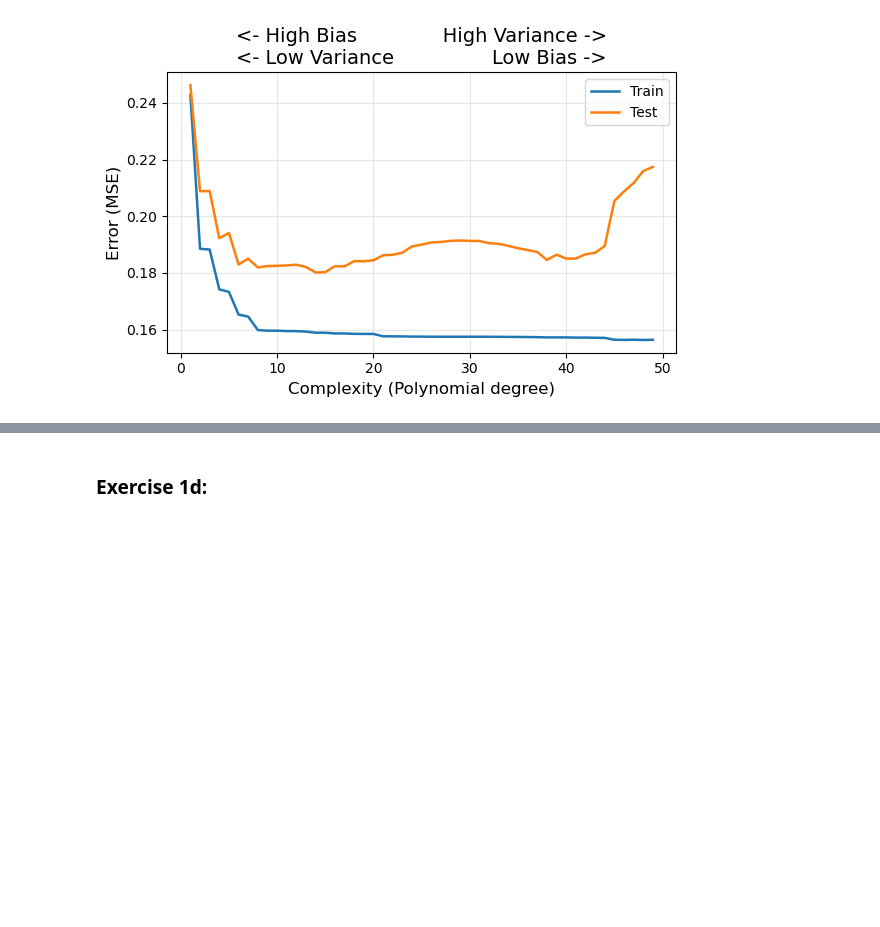
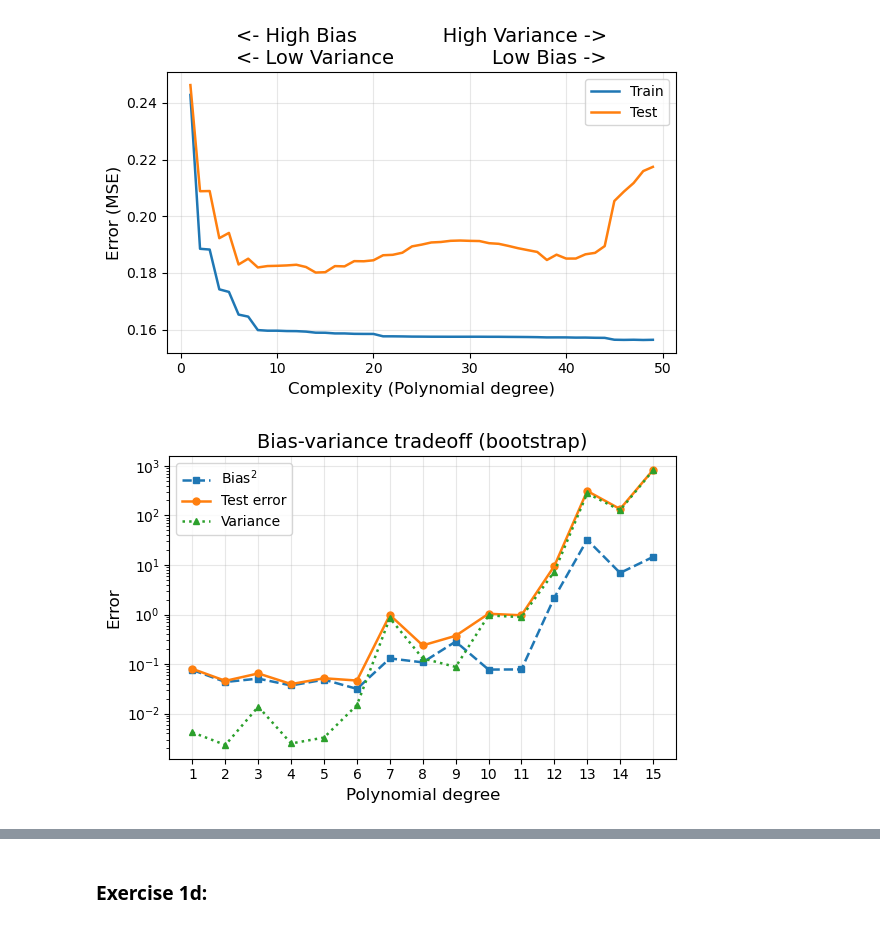
Before and after one commit to AbdulTorkerull/FYS-STK4155-Project-1, a Jupyter notebook: FYS-STK4155_Project.ipynb, the cells around one changed output, grey strips where cells are left out. Saved outputs shown, nothing was run; the diff lists cells and outputs as text; code cells hidden in the pictures; blank space fills up the shorter version.

```diff
--- a/FYS-STK4155_Project.ipynb
+++ b/FYS-STK4155_Project.ipynb
@@ -390,26 +394,22 @@ plt.show()
 [figure]
 # %%
 # --- Restart Data --- #
-
 n = 100
 sigma = 0.1
-x0, x1 = -1, 1
 
-x = np.linspace(x0, x1, n).reshape(-1, 1)
-y = runge(x) + np.random.normal(0, sigma, x.shape)
-
-training_portion = 3/5
-x_training, x_test, y_training, y_test = sklearn.model_selection.train_test_split(x, y, test_size=(1 - training_portion), random_state=seed)
+x_training, x_test, y_training, y_test = runge_data(n, sigma)
 # %%
-def exercise_1c(x_training, x_test, y_training, y_test, p, lam):
+n_bootstrap = 50
+
+def exercise_1c(x_training, x_test, y_training, y_test, n_bootstrap, p, lam):
     test_error = np.zeros(p - 1)
     bias = np.zeros(p - 1)
     variance = np.zeros(p - 1)
 
     for i in range(1, p):
-        y_pred = np.empty((len(x_test), p))
+        y_pred = np.zeros((len(x_test), n_bootstrap))
 
-        for j in range(p):
+        for j in range(n_bootstrap):
             x_boot, y_boot = sklearn.utils.resample(x_training, y_training)
 
             x_boot_scaled, x_test_scaled = scale(x_boot, x_test)
@@ -434,4 +434,29 @@ def exercise_1c(x_training, x_test, y_training, y_test, p, lam):
         bias[i - 1] = np.mean((y_test.reshape(-1, 1) - np.mean(y_pred, axis=1, keepdims=True)) ** 2)
         variance[i - 1] = np.mean(np.var(y_pred, axis=1))
 
-        return test_error, bias, variance
+    return test_error, bias, variance
+
+test_error, bias, variance = exercise_1c(x_training, x_test, y_training, y_test, n_bootstrap, p, lam)
+# %%
+def excercise_1c_plot2(test_error, bias, variance, p):
+    degrees = np.arange(1, p)
+
+    plt.figure(figsize=(6, 4))
+
+    plt.plot(degrees, bias, marker="s", markersize=5, linewidth=1.8, linestyle="--", label=r"Bias$^2$")
+    plt.plot(degrees, test_error, marker="o", markersize=5, linewidth=1.8, linestyle="-", label="Test error")
+    plt.plot(degrees, variance, marker="^", markersize=5, linewidth=1.8, linestyle=":", label="Variance")
+
+    plt.xlabel("Polynomial degree", fontsize=12)
+    plt.ylabel("Error", fontsize=12)
+    plt.title("Bias-variance tradeoff (bootstrap)", fontsize=14)
+    plt.xticks(degrees)
+    plt.yscale("log")
+    plt.grid(True, alpha=0.3)
+    plt.legend(fontsize=10)
+    plt.tight_layout()
+    plt.show()
+
+excercise_1c_plot2(test_error, bias, variance, 16)
+# %% [output]
+[figure, added]
```
Also changed, not shown: parts of 14 cells of this notebook.
